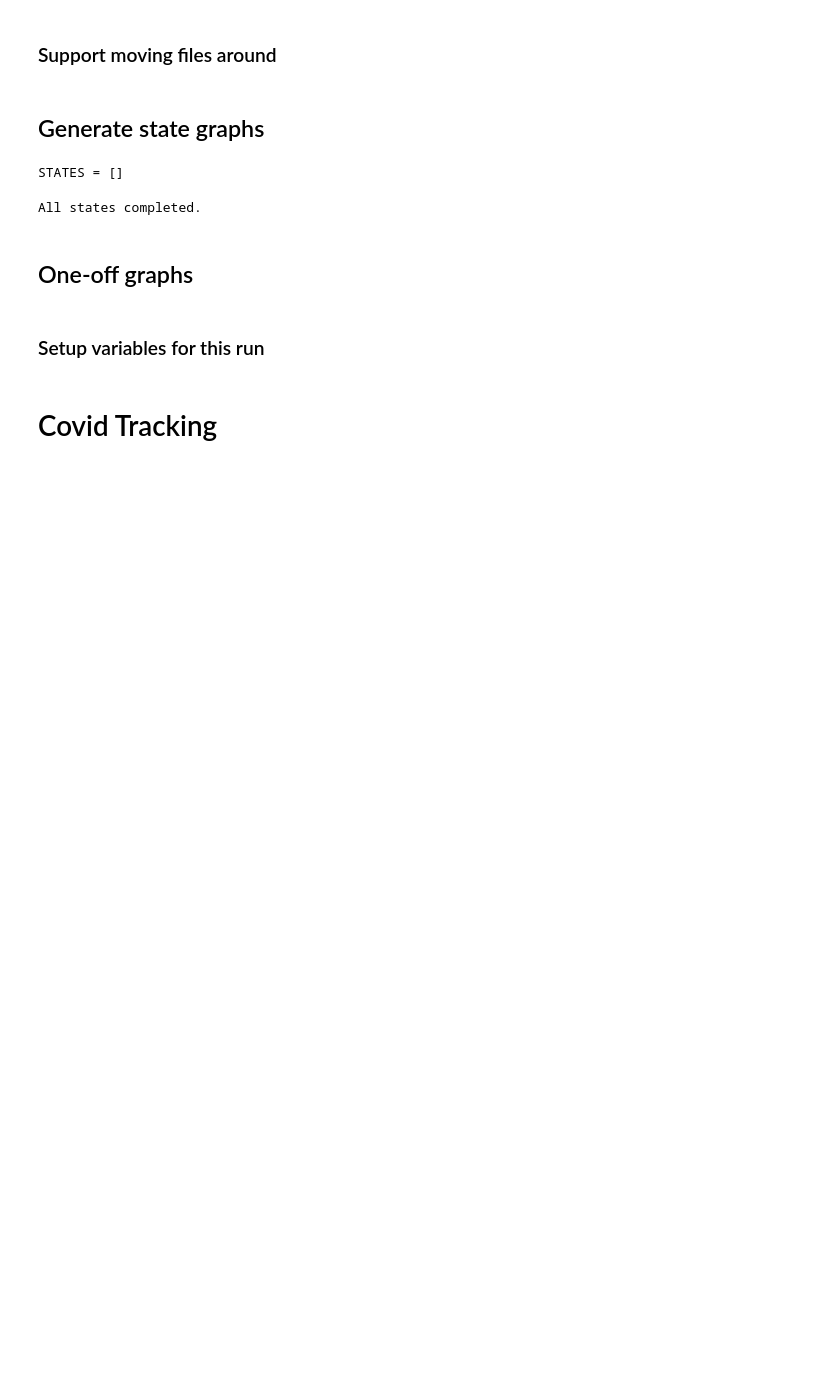
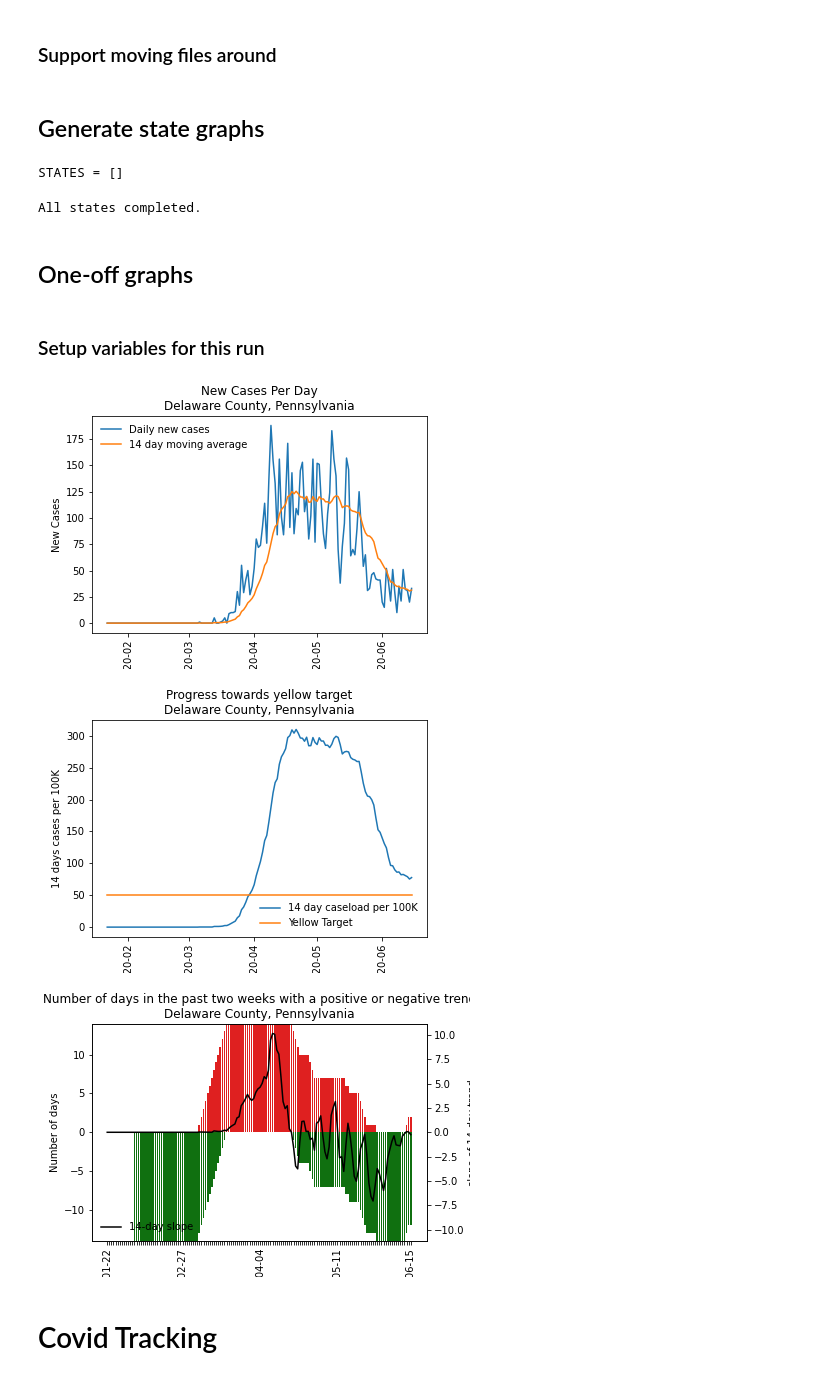
Before and after one commit to richwiss/covid, a Jupyter notebook: plots.ipynb, the cells around one changed output. Drawn from its saved outputs; the diff is of its cells as text; code cells hidden in the pictures; blank space fills up the shorter version.

```diff
--- a/plots.ipynb
+++ b/plots.ipynb
@@ -34,6 +34,34 @@ def load_population_data():
     df = pd.read_csv(f'{population_loc}/county-populations.csv')
 
     return df
+# %%
+def load_jhu_population_data():
+    """ load population and region data for counties in PA and other supported states """
+    df = pd.read_csv(f'{jhu_loc}/csse_covid_19_data/UID_ISO_FIPS_LookUp_Table.csv')
+
+    return df
+# %%
+# thinking about dealing with Utah non-county data
+if False:
+    cdf = load_population_data()
+    jdf = load_jhu_population_data()
+
+    seen = set()
+    for (i, row) in cdf.iterrows():
+        (county, state) = row['County'], row['State']
+        key = f'{county}_{state}'
+        seen.add(key)
+
+    seen2= set()
+    for i, row in jdf.iterrows():
+        if row['Country_Region']=='US':
+            if pd.isnull(row.Admin2) or row.Admin2.startswith('Out of') or row.Admin2 == 'Unassigned':
+                continue
+            (county, state) = row['Admin2'], row['Province_State']
+            key = f'{county}_{state}'
+            seen2.add(key)
+
+    seen2-seen
 # %% [markdown]
 ### Load JHU data
 # %%
@@ -742,21 +770,25 @@ All states completed.
 # %% [markdown]
 ### Setup variables for this run
 # %%
-one_off = False
+one_off = True
 if one_off:
     series_data = True
     q_type='County'
     q_state='Pennsylvania'
     q_region='South East'
-    q_county='Montour'
+    q_county='Delaware'
     output='inline'
-    output_dir='png'
+    outdir='png'
     if series_data:
         df = run_pipeline_series(all_sdf, popdf, q_type, query_state=q_state, query_county=q_county,
                                  query_region=q_region, output=output, output_directory=outdir)
     else:
         df = run_pipeline(all_df, popdf, q_type, query_state=q_state, query_county=q_county,
                                  query_region=q_region, output=output, output_directory=outdir)
+# %% [output]
+[figure, added]
+[figure, added]
+[figure, added]
 # %% [markdown]
 # Covid Tracking
 # %%
```
